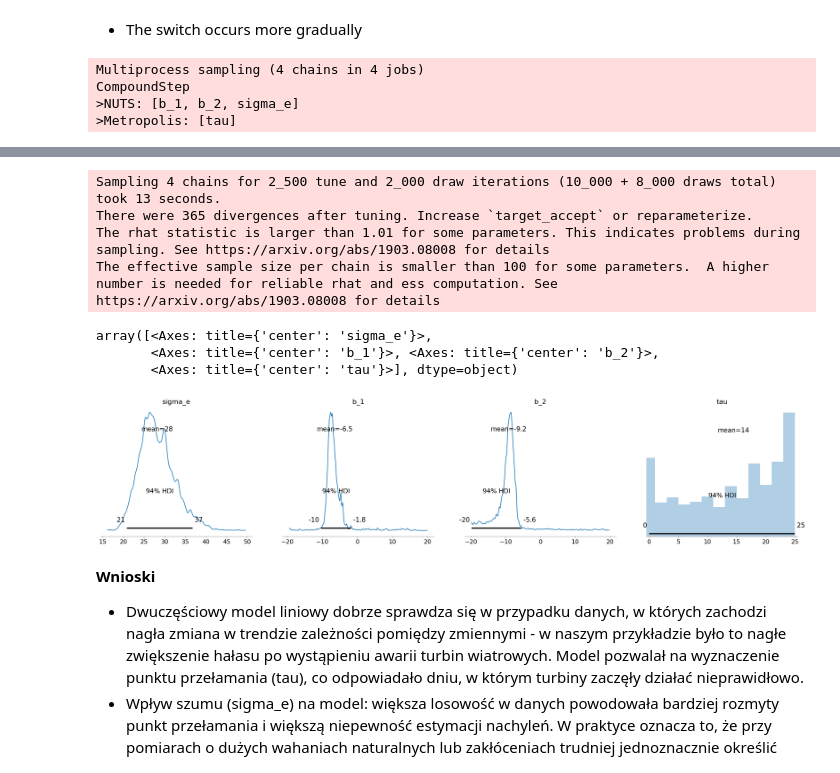
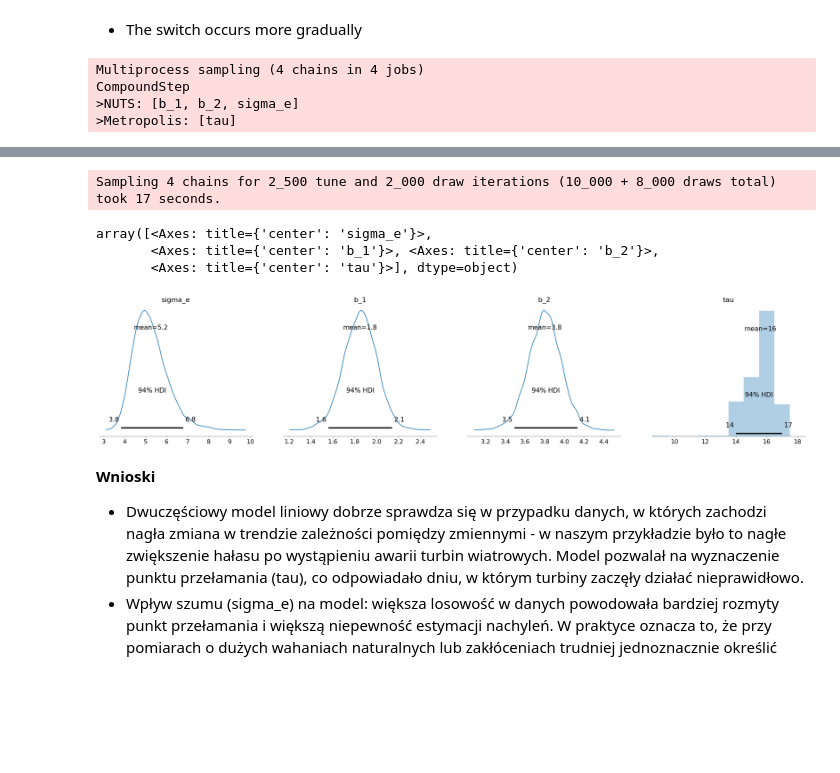
Before and after one commit to Lecrut/ai-ml_studies, a Jupyter notebook: metody_probabilistycznej_analizy_danych/lab_10.ipynb, the cells around one changed output, grey strips where cells are left out. Cells and saved outputs as stored; diff of their text form; code cells hidden in the pictures; blank space fills up the shorter version.

```diff
--- a/metody_probabilistycznej_analizy_danych/lab_10.ipynb
+++ b/metody_probabilistycznej_analizy_danych/lab_10.ipynb
@@ -25,14 +25,14 @@ failure_start = 12
 
 def calculate_noise(wind_speed, is_failure=False, noise = 2, failure_coef=3):
     if is_failure:
-        return 30 + failure_coef * wind_speed + np.random.normal(0, noise)
-    return 30 + 2 * wind_speed + np.random.normal(0, noise)
+        return  failure_coef * wind_speed + np.random.normal(0, noise)
+    return 1.5 * wind_speed + np.random.normal(0, noise)
 
 wind_speeds = []
 noises = []
 
 for day in days:
-    wind_speed = np.random.uniform(5, 20)
+    wind_speed = np.random.uniform(0, 20)
     is_failure = failure_start <= day
     noise_level = calculate_noise(wind_speed, is_failure)
     wind_speeds.append(wind_speed)
@@ -68,7 +68,7 @@ with pm.Model() as model:
     tau = pm.DiscreteUniform("tau", lower=0, upper=len(wind_speeds) - 1)
     idx = np.arange(len(wind_speeds))
     b = pm.math.switch(tau > idx, b_1, b_2)
-    m_e = pm.Deterministic("m_e", b*5-b*wind_speeds)
+    m_e = pm.Deterministic("m_e", b * wind_speeds)
     sigma_e = pm.Uniform("sigma_e", lower=0.1, upper=100)
     decibels = pm.Normal("decibels", mu=m_e, sigma=sigma_e, observed=noises)
     idata = pm.sample(2000, tune=2500)
@@ -101,7 +98,7 @@ wind_speeds = []
 noises = []
 
 for day in days:
-    wind_speed = np.random.uniform(5, 20)
+    wind_speed = np.random.uniform(0, 20)
     is_failure = failure_start <= day
     noise_level = calculate_noise(wind_speed, is_failure, failure_coef=2.5)
     wind_speeds.append(wind_speed)
@@ -114,7 +111,7 @@ with pm.Model() as model:
     tau = pm.DiscreteUniform("tau", lower=0, upper=len(wind_speeds) - 1)
     idx = np.arange(len(wind_speeds))
     b = pm.math.switch(tau > idx, b_1, b_2)
-    m_e = pm.Deterministic("m_e", b*5-b*wind_speeds)
+    m_e = pm.Deterministic("m_e", b*wind_speeds)
     sigma_e = pm.Uniform("sigma_e", lower=0.1, upper=100)
     decibels = pm.Normal("decibels", mu=m_e, sigma=sigma_e, observed=noises)
     idata = pm.sample(2000, tune=2500)
@@ -146,7 +140,7 @@ wind_speeds = []
 noises = []
 
 for day in days:
-    wind_speed = np.random.uniform(5, 20)
+    wind_speed = np.random.uniform(0, 20)
     is_failure = failure_start <= day
     noise_level = calculate_noise(wind_speed, is_failure, noise=10)
     wind_speeds.append(wind_speed)
@@ -159,7 +153,7 @@ with pm.Model() as model:
     tau = pm.DiscreteUniform("tau", lower=0, upper=len(wind_speeds) - 1)
     idx = np.arange(len(wind_speeds))
     b = pm.math.switch(tau > idx, b_1, b_2)
-    m_e = pm.Deterministic("m_e", b*5-b*wind_speeds)
+    m_e = pm.Deterministic("m_e", b*wind_speeds)
     sigma_e = pm.Uniform("sigma_e", lower=0.1, upper=100)
     decibels = pm.Normal("decibels", mu=m_e, sigma=sigma_e, observed=noises)
     idata = pm.sample(2000, tune=2500)
@@ -192,44 +183,41 @@ wind_speeds = []
 noises = []
 
 for day in days:
-    wind_speed = np.random.uniform(5, 20)
+    wind_speed = np.random.uniform(0, 20)
     is_failure = failure_start <= day
     noise_level = calculate_noise(wind_speed, is_failure, failure_coef=2 + (day + 1 - failure_start) * 0.2)
     wind_speeds.append(wind_speed)
     noises.append(noise_level)
 
 
 with pm.Model() as model:
     b_1 = pm.Uniform("b_1", lower=-20, upper=20)
     b_2 = pm.Uniform("b_2", lower=-20, upper=20)
     tau = pm.DiscreteUniform("tau", lower=0, upper=len(wind_speeds) - 1)
     idx = np.arange(len(wind_speeds))
     b = pm.math.switch(tau > idx, b_1, b_2)
-    m_e = pm.Deterministic("m_e", b*5-b*wind_speeds)
+    m_e = pm.Deterministic("m_e", b*wind_speeds)
     sigma_e = pm.Uniform("sigma_e", lower=0.1, upper=100)
     decibels = pm.Normal("decibels", mu=m_e, sigma=sigma_e, observed=noises)
     idata = pm.sample(2000, tune=2500)
 
 az.plot_posterior(
     idata,
     var_names=["sigma_e", "b_1", "b_2", "tau"],
     hdi_prob=0.94,
 )
 # %% [output]
 Multiprocess sampling (4 chains in 4 jobs)
 CompoundStep
 >NUTS: [b_1, b_2, sigma_e]
 >Metropolis: [tau]
 [interactive output not drawn]
 [interactive output not drawn]
-Sampling 4 chains for 2_500 tune and 2_000 draw iterations (10_000 + 8_000 draws total) took 13 seconds.
-There were 365 divergences after tuning. Increase `target_accept` or reparameterize.
-The rhat statistic is larger than 1.01 for some parameters. This indicates problems during sampling. See https://arxiv.org/abs/1903.08008 for details
-The effective sample size per chain is smaller than 100 for some parameters.  A higher number is needed for reliable rhat and ess computation. See https://arxiv.org/abs/1903.08008 for details
+Sampling 4 chains for 2_500 tune and 2_000 draw iterations (10_000 + 8_000 draws total) took 17 seconds.
 array([<Axes: title={'center': 'sigma_e'}>,
        <Axes: title={'center': 'b_1'}>, <Axes: title={'center': 'b_2'}>,
        <Axes: title={'center': 'tau'}>], dtype=object)
-[figure, old version]
+[figure, new version]
 # %% [markdown]
 **Wnioski**
 
```
Also changed, not shown: parts of 5 cells of this notebook, 17 other files.
